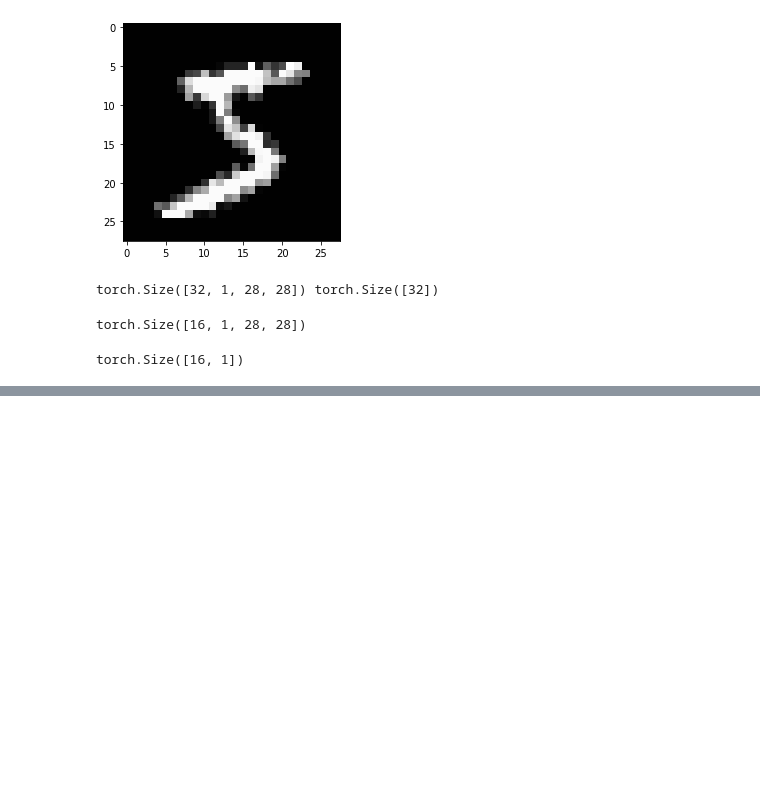
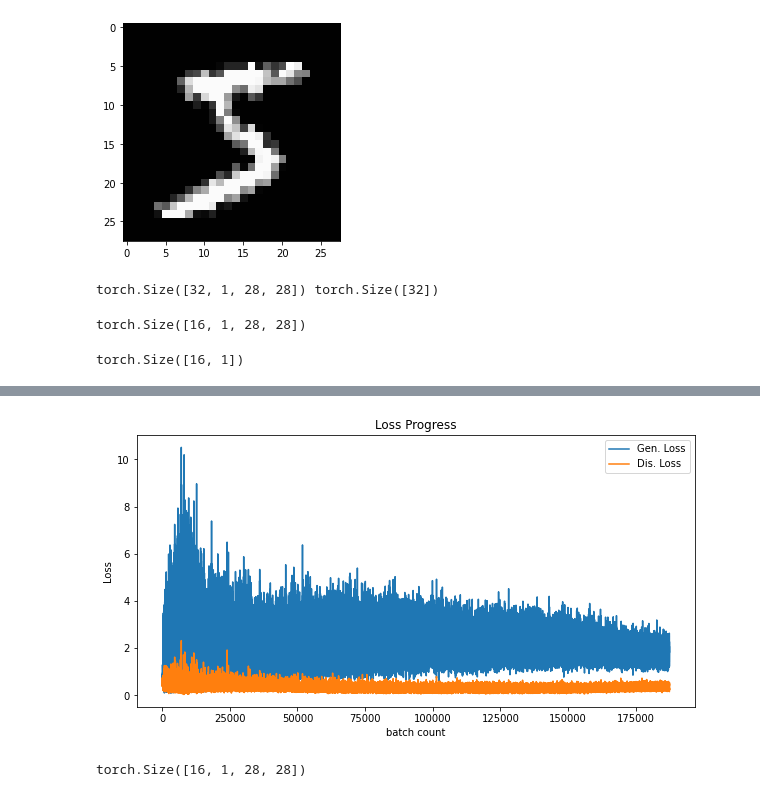
Before and after one commit to ghksdl6025/streaming_anomaly_detect, a Jupyter notebook: gan_prediction.py.ipynb, the cells around one changed output, grey strips where cells are left out. Cells and saved outputs as stored; diff of their text form; code cells hidden in the pictures; blank space fills up the shorter version.

```diff
--- a/gan_prediction.py.ipynb
+++ b/gan_prediction.py.ipynb
@@ -193,0 +193,11 @@ KeyboardInterrupt:
+# %%
+plt.figure(figsize=(10,5))
+plt.title('Loss Progress')
+plt.plot(loss_history['gen'], label='Gen. Loss')
+plt.plot(loss_history['dis'], label='Dis. Loss')
+plt.xlabel('batch count')
+plt.ylabel('Loss')
+plt.legend()
+plt.show()
+# %% [output]
+[figure, added]
@@ -193,0 +212,14 @@ KeyboardInterrupt:
+# %%
+weights = torch.load(path2weights_gen)
+model_gen.load_state_dict(weights)
+
+# evaluation mode
+model_gen.eval()
+
+# fake image 생성
+with torch.no_grad():
+    fixed_noise = torch.randn(16, 100, device=device)
+    img_fake = model_gen(fixed_noise).detach().cpu()
+print(img_fake.shape)
+# %% [output]
+torch.Size([16, 1, 28, 28])
```
Also changed, not shown: parts of 3 cells of this notebook, 1 other file.
